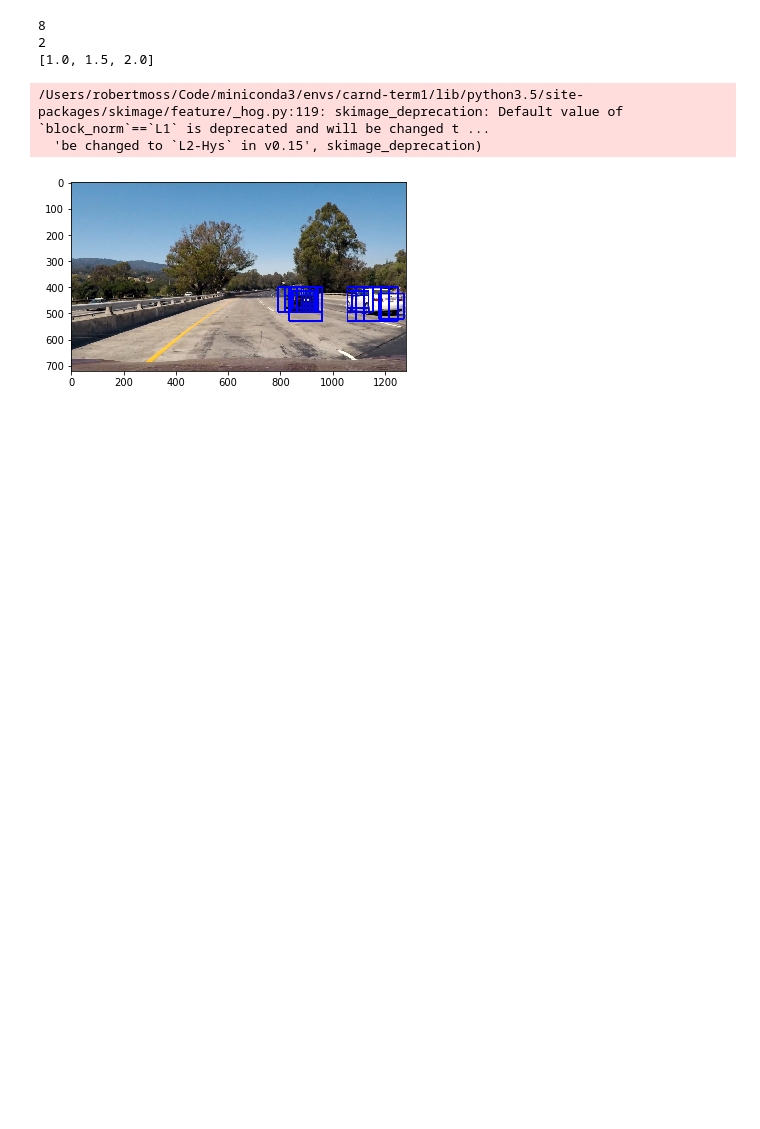
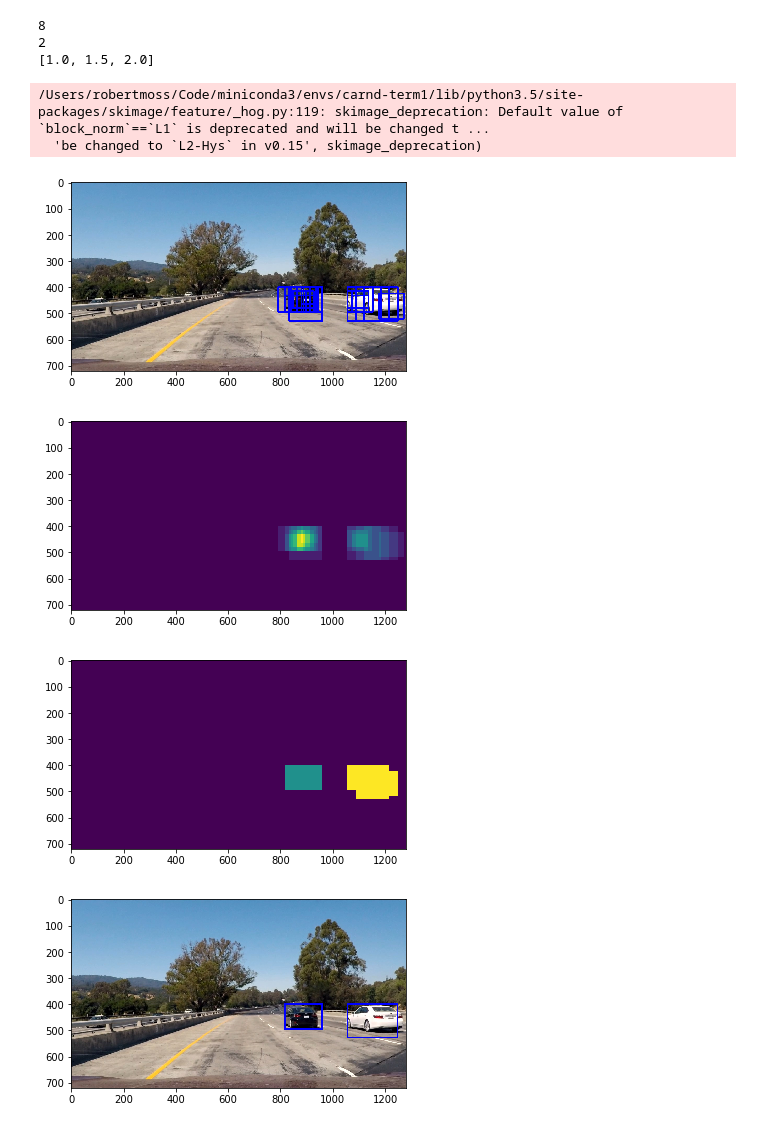
Before and after one commit to rjmoss/CarND-Vehicle-Detection, a Jupyter notebook: pipeline.ipynb, the cells around one changed output. Saved outputs shown, nothing was run; the diff lists cells and outputs as text; code cells hidden in the pictures; blank space fills up the shorter version.

Commit message:
Added heatmap

```diff
--- a/pipeline.ipynb
+++ b/pipeline.ipynb
@@ -112,3 +110,25 @@ plt.show()
 /Users/robertmoss/Code/miniconda3/envs/carnd-term1/lib/python3.5/site-packages/skimage/feature/_hog.py:119: skimage_deprecation: Default value of `block_norm`==`L1` is deprecated and will be changed t ...
   'be changed to `L2-Hys` in v0.15', skimage_deprecation)
 [figure]
+# %%
+# Heatmap
+heatmap = np.zeros_like(test_img[:,:,0]).astype(np.float)
+add_heat(heatmap, hot_windows)
+
+plt.imshow(heatmap)
+plt.show()
+
+# Apply a threshold to the heatmap
+heatmap[heatmap <= 1] = 0
+
+labelled_array, num_features = label(heatmap)
+plt.imshow(labelled_array)
+plt.show()
+
+output = draw_labelled_bboxes(test_img, (labelled_array, num_features), color=(0, 0, 255), thick=6)
+plt.imshow(output)
+plt.show()
+# %% [output]
+[figure, added]
+[figure, added]
+[figure, added]
```
Also changed, not shown: parts of 2 cells of this notebook, 2 other files.
